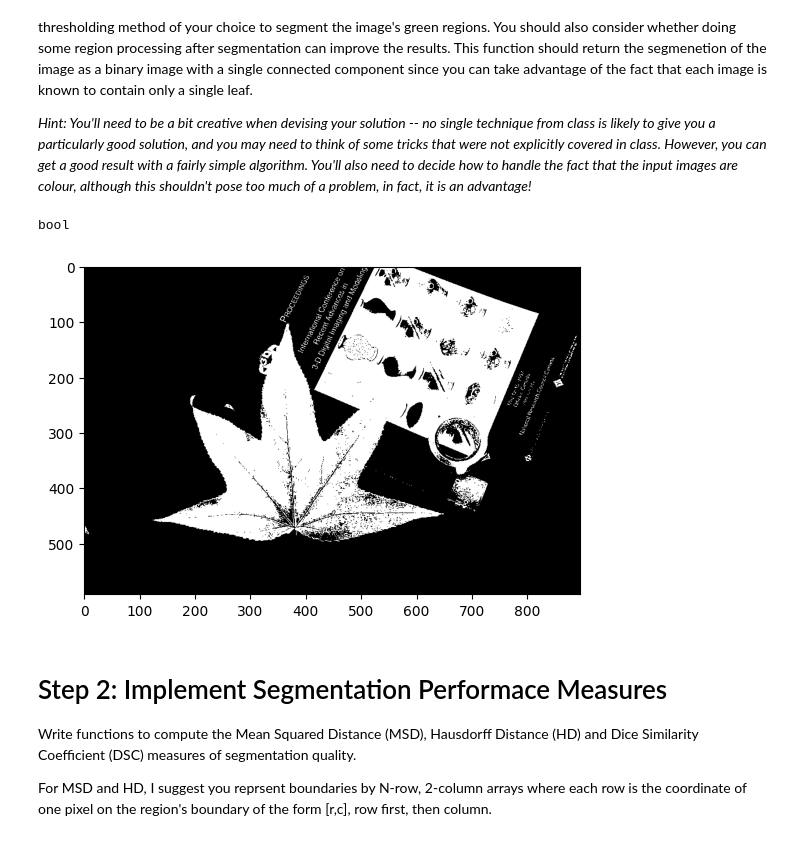
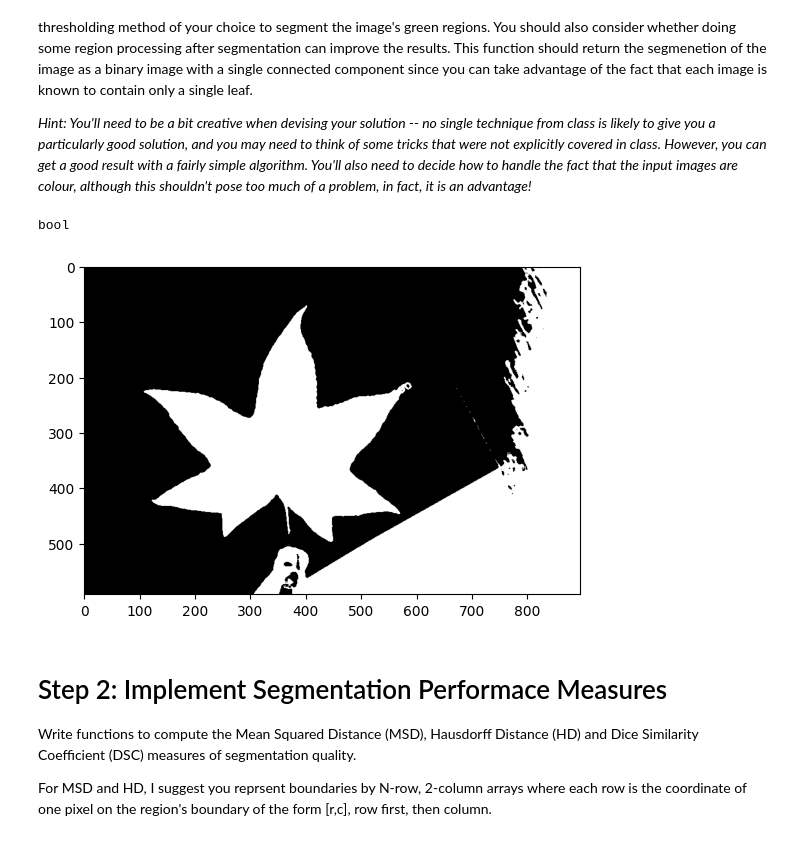
Before and after one commit to woodymorrice/cmpt819_a3, a Jupyter notebook: asn3-q1.ipynb, the cells around one changed output. Drawn from its saved outputs; the diff is of its cells as text; code cells hidden in the pictures.

```diff
--- a/asn3-q1.ipynb
+++ b/asn3-q1.ipynb
@@ -19,49 +19,47 @@ import skimage.io as io
 import numpy as np
 import os as os
 import matplotlib.pyplot as plt
+import skimage.morphology as morph
+import skimage.filters as filt
 
 # You can import other modules as needed.
 
 def segleaf(I):
     '''
     Segment a leaf image.
     :param I: Color leaf image to segment.
     :return: Logical image where True pixels represent foreground (i.e. leaf pixels).
     '''
 
     # convert to float
     I = util.img_as_float(I)
 
+    # determine a metric that can be used to measure the "greenness" of the colour of a given pixel
     # isolate the green channel
+    # how close to 1 is the green channel of the pixel
+    # create a "feature map" by computing this feature for each pixel
     greens = I[:,:,1]
 
     n, m = greens.shape
 
-    # segmented = (I[:,:,0] > 0.5) & (I[:,:,1] < 0.5) & (I[:,:,2] > 0.5)
+    # segmented = (I[:,:,0] < 0.5) & (I[:,:,1] < 0.5) & (I[:,:,2] < 0.5)
     segmented = greens < 0.5
 
+    segmented = morph.remove_small_objects(segmented, min_size=5000)
+    segmented = filt.median(segmented, morph.footprint_rectangle([5,5]))
     return segmented
 
-    print(n, m)
 
-    # determine a metric that can be used to measure the "greenness" of the colour of a given pixel
-    # how close to 1 is the green channel of the pixel
-
-    # create a "feature map" by computing this feature for each pixel
-
-    pass   # replace this with your return statement.  This is just a placeholder to prevent a syntax error.
-
-
-image_path = os.path.join('.', 'images', "image_0009.png")
+image_path = os.path.join('.', 'images', "image_0019.png")
 img = io.imread(image_path)
 grn = segleaf(img)
 print(grn.dtype)
 
 plt.imshow(grn, cmap='gray', vmin=0, vmax=1)
 plt.show()
 # %% [output]
 bool
-[figure, old version]
+[figure, new version]
 # %% [markdown]
 # Step 2: Implement Segmentation Performace Measures
 
```
Also changed, not shown: parts of 1 cell of this notebook.
